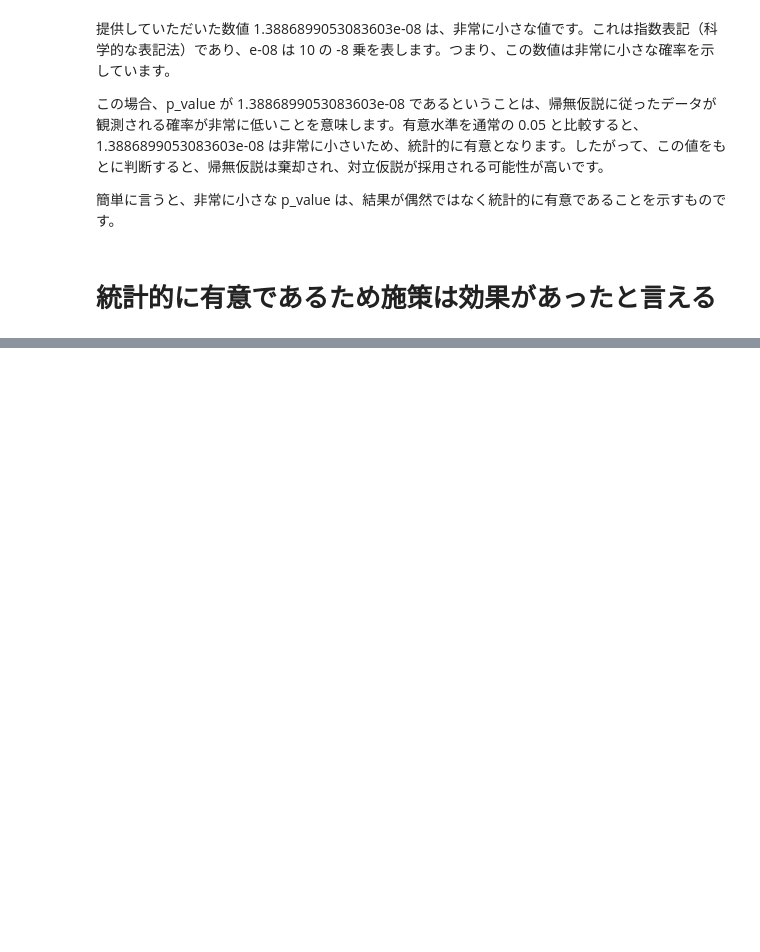
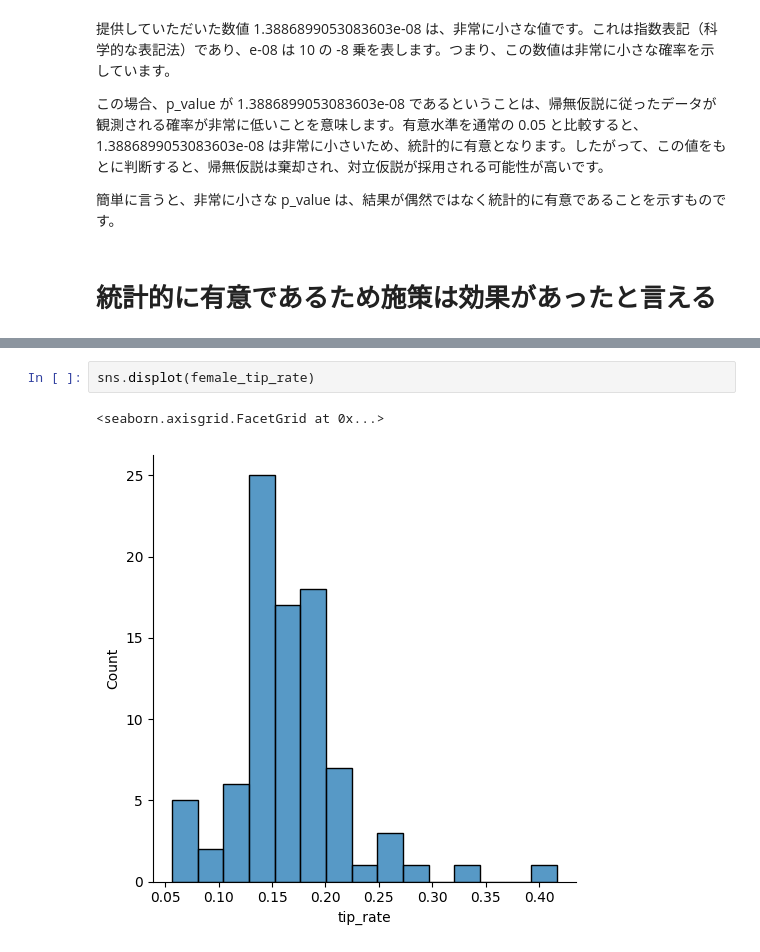
Before and after one commit to phonon-py/ZTest_ws, a Jupyter notebook: z_test.ipynb, the cells around one changed output, grey strips where cells are left out. Cells and saved outputs as stored; diff of their text form; blank space fills up the shorter version.

```diff
--- a/z_test.ipynb
+++ b/z_test.ipynb
@@ -47,0 +113,5 @@ p_value
+# %%
+sns.displot(female_tip_rate)
+# %% [output]
+<seaborn.axisgrid.FacetGrid at 0x...>
+[figure, added]
```
Also changed, not shown: parts of 33 cells of this notebook.
